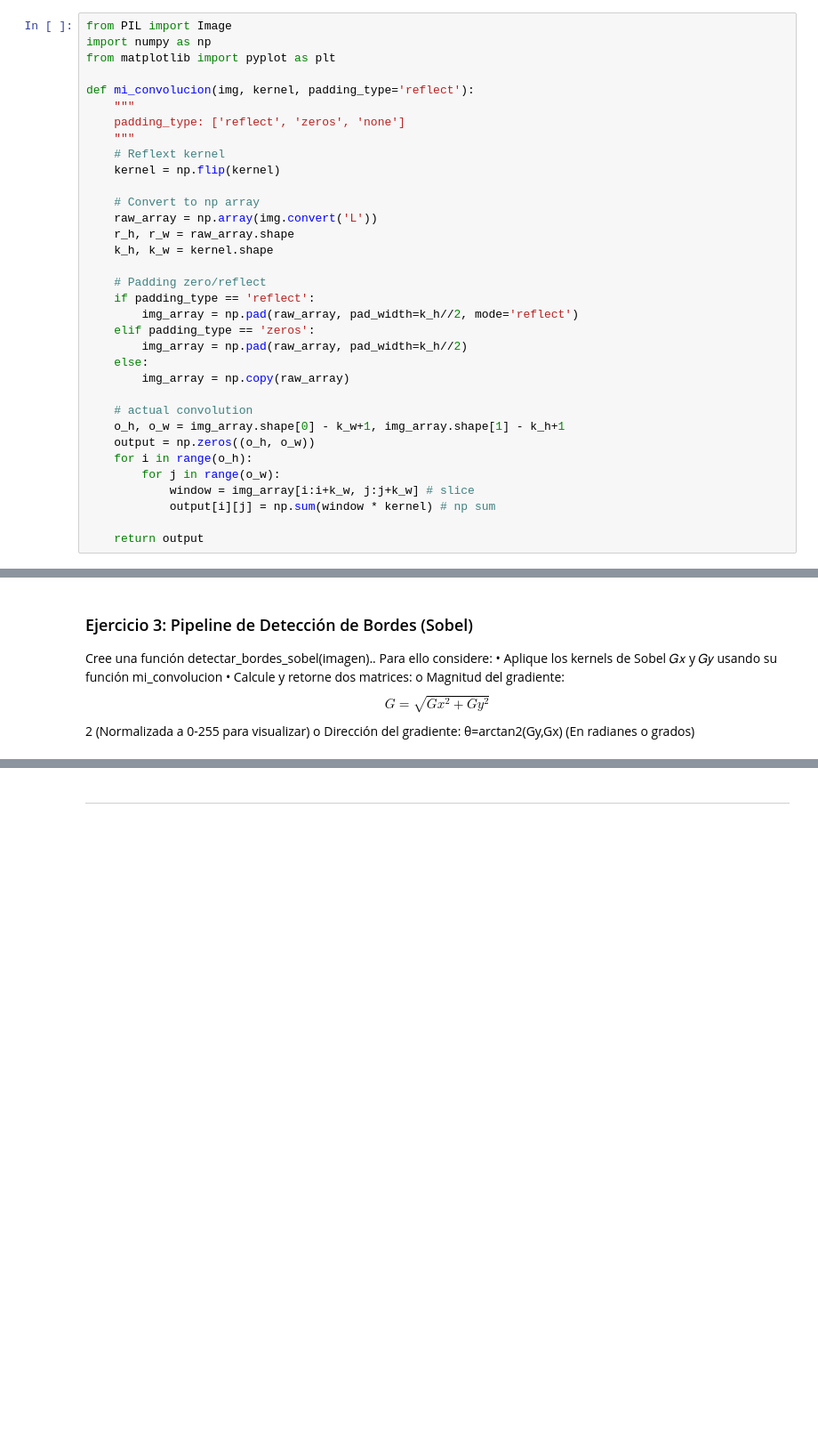
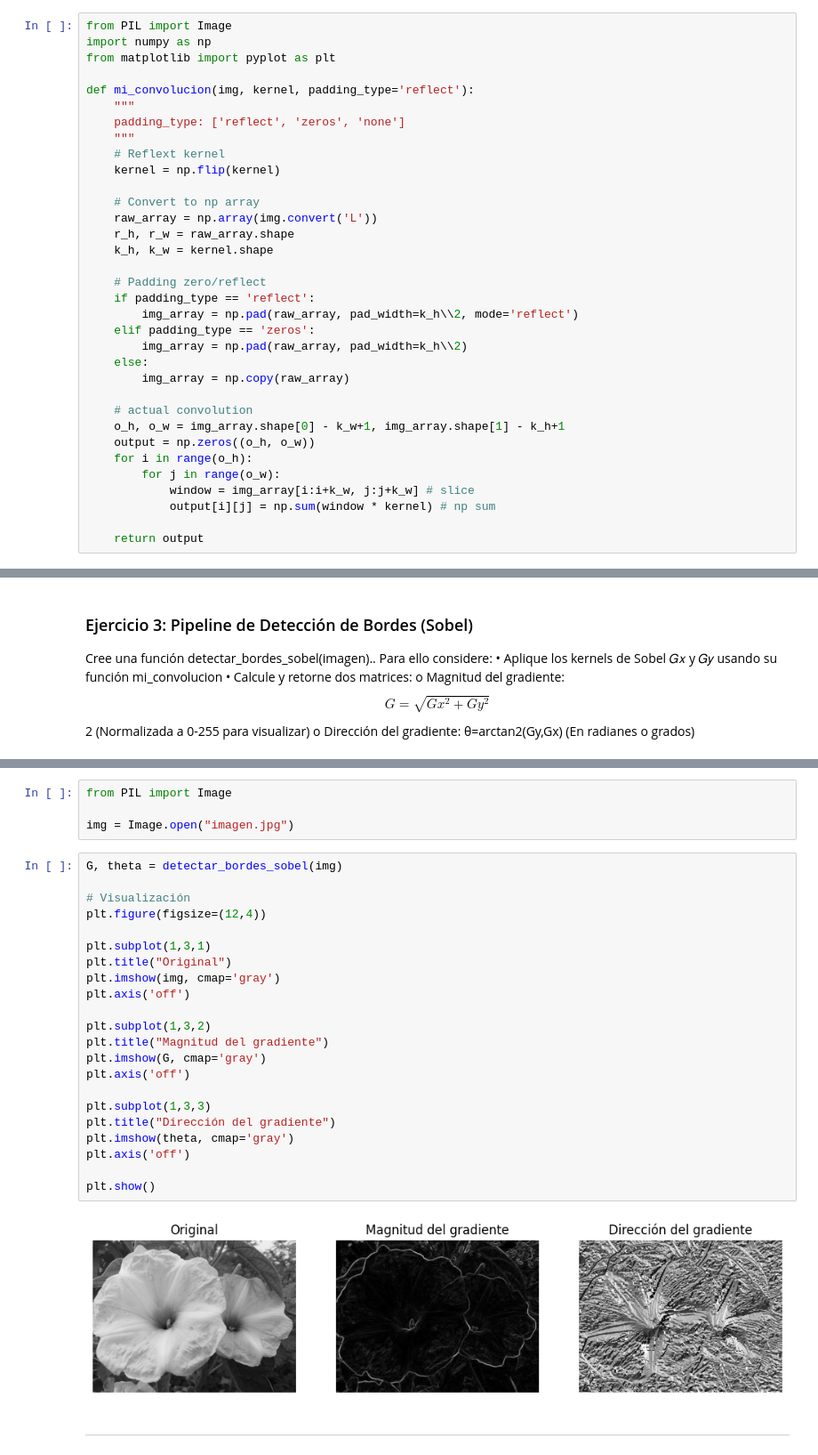
Before and after one commit to faguilarleal/lab1_vision, a Jupyter notebook: lab1.ipynb, the cells around one changed output, grey strips where cells are left out. Shown at 89% size. Saved outputs shown, nothing was run; the diff lists cells and outputs as text; blank space fills up the shorter version.

```diff
--- a/lab1.ipynb
+++ b/lab1.ipynb
@@ -103,9 +103,9 @@ def mi_convolucion(img, kernel, padding_type='reflect'):
 
     # Padding zero/reflect
     if padding_type == 'reflect':
-        img_array = np.pad(raw_array, pad_width=k_h//2, mode='reflect')
+        img_array = np.pad(raw_array, pad_width=k_h\\2, mode='reflect')
     elif padding_type == 'zeros':
-        img_array = np.pad(raw_array, pad_width=k_h//2)
+        img_array = np.pad(raw_array, pad_width=k_h\\2)
     else:
         img_array = np.copy(raw_array)
 
@@ -155,3 +179,31 @@ o Dirección del gradiente: θ=arctan2(Gy,Gx) (En radianes o grados)
+# %%
+from PIL import Image
+
+img = Image.open("imagen.jpg")
+# %%
+G, theta = detectar_bordes_sobel(img)
+
+# Visualización
+plt.figure(figsize=(12,4))
+
+plt.subplot(1,3,1)
+plt.title("Original")
+plt.imshow(img, cmap='gray')
+plt.axis('off')
+
+plt.subplot(1,3,2)
+plt.title("Magnitud del gradiente")
+plt.imshow(G, cmap='gray')
+plt.axis('off')
+
+plt.subplot(1,3,3)
+plt.title("Dirección del gradiente")
+plt.imshow(theta, cmap='gray')
+plt.axis('off')
+
+plt.show()
+# %% [output]
+[figure, added]
 # %% [markdown]
 ----
 # %% [markdown]
```
Also changed, not shown: parts of 3 cells of this notebook, 1 other file.
